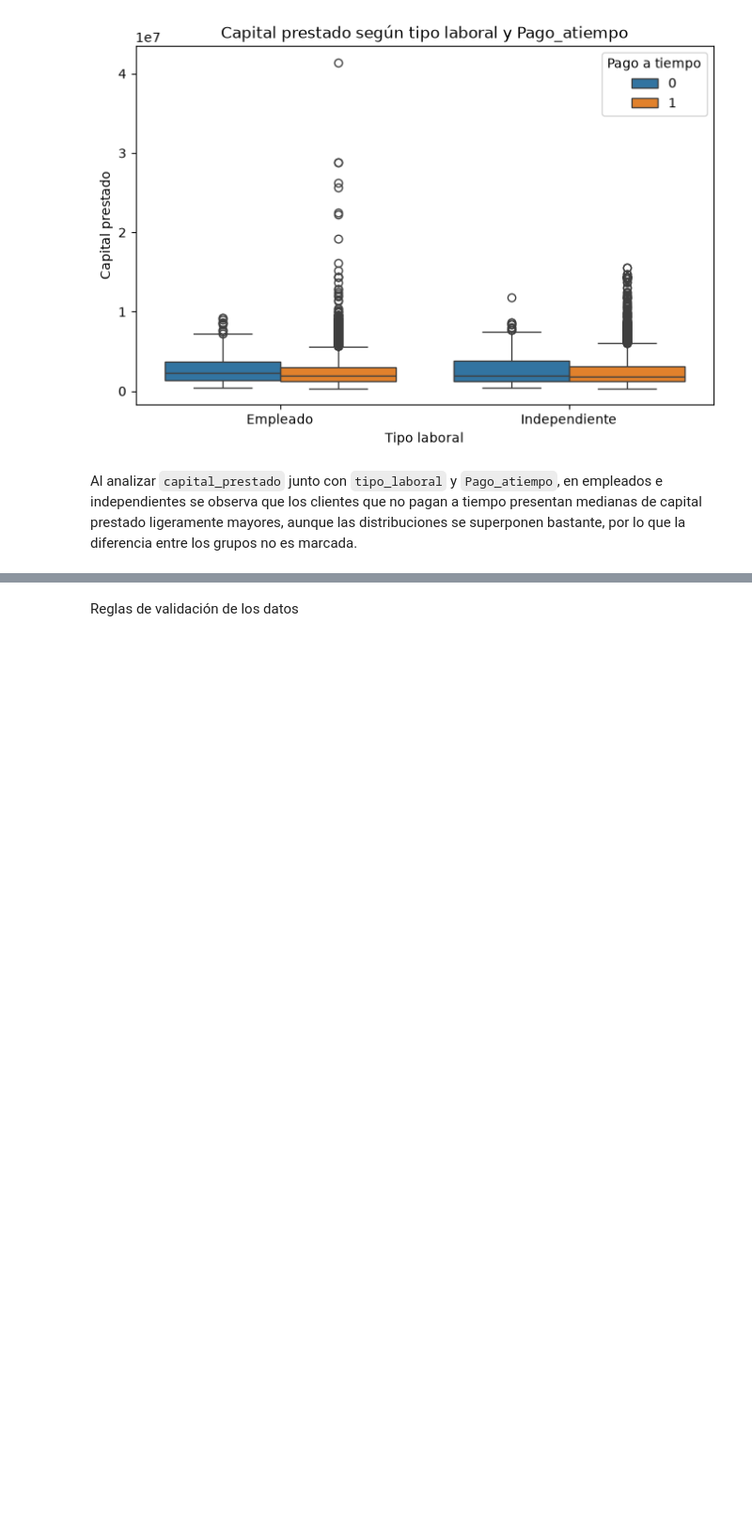
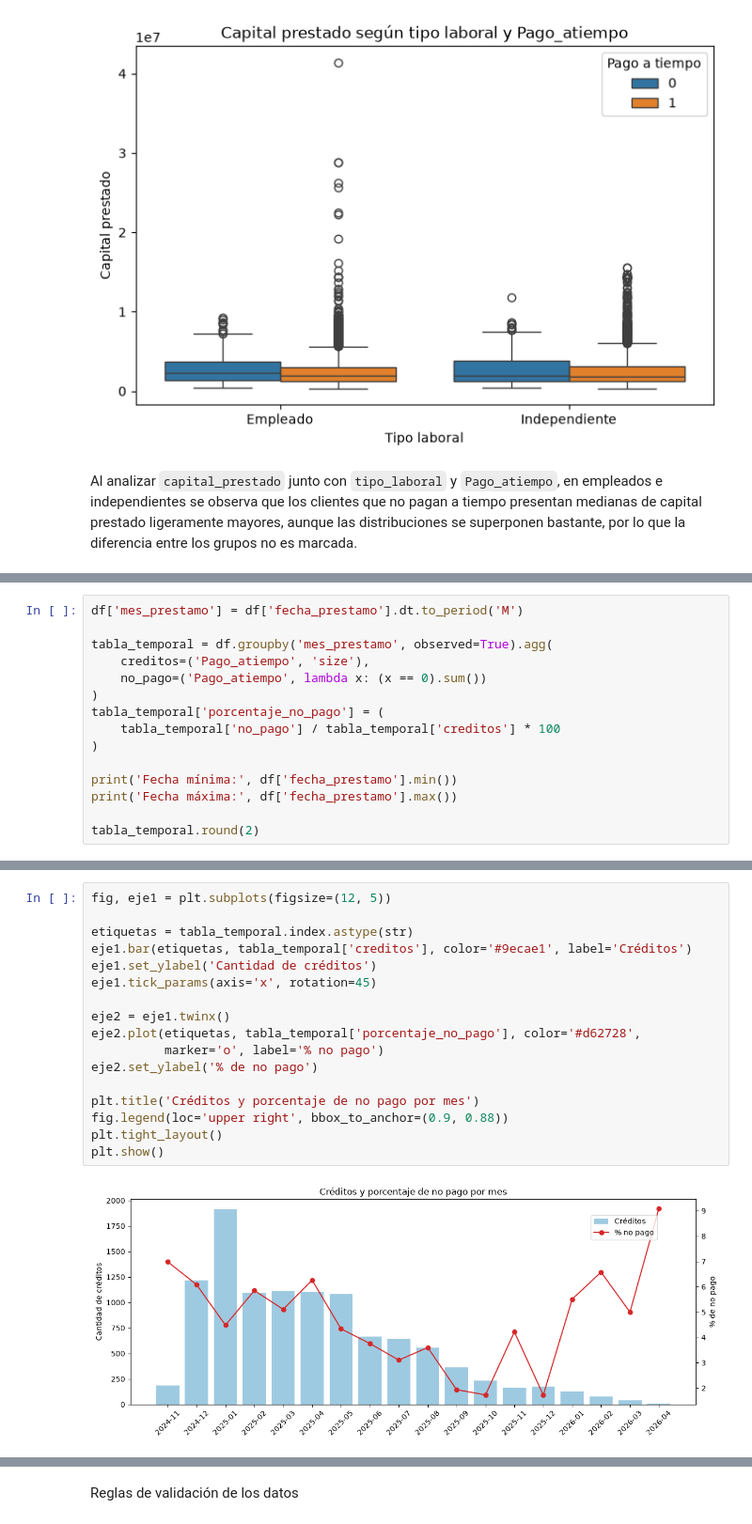
Before and after one commit to angiemartinezob-cell/MLops_repo_AngieMartinez, a Jupyter notebook: mlops_pipeline/eda_analisis.ipynb, the cells around one changed output, grey strips where cells are left out. Shown at 94% size. Drawn from its saved outputs; the diff is of its cells as text; blank space fills up the shorter version.

Commit message:
EDA complementario: distribuciones, analisis temporal, fuga de informacion, nulos y decisiones

```diff
--- a/mlops_pipeline/eda_analisis.ipynb
+++ b/mlops_pipeline/eda_analisis.ipynb
@@ -1158,0 +1277,15 @@ Al analizar `capital_prestado` junto con `tipo_laboral` y `Pago_atiempo`, en emp
+# %%
+df['mes_prestamo'] = df['fecha_prestamo'].dt.to_period('M')
+
+tabla_temporal = df.groupby('mes_prestamo', observed=True).agg(
+    creditos=('Pago_atiempo', 'size'),
+    no_pago=('Pago_atiempo', lambda x: (x == 0).sum())
+)
+tabla_temporal['porcentaje_no_pago'] = (
+    tabla_temporal['no_pago'] / tabla_temporal['creditos'] * 100
+)
+
+print('Fecha mínima:', df['fecha_prestamo'].min())
+print('Fecha máxima:', df['fecha_prestamo'].max())
+
+tabla_temporal.round(2)
@@ -1158,0 +1313,19 @@ Al analizar `capital_prestado` junto con `tipo_laboral` y `Pago_atiempo`, en emp
+# %%
+fig, eje1 = plt.subplots(figsize=(12, 5))
+
+etiquetas = tabla_temporal.index.astype(str)
+eje1.bar(etiquetas, tabla_temporal['creditos'], color='#9ecae1', label='Créditos')
+eje1.set_ylabel('Cantidad de créditos')
+eje1.tick_params(axis='x', rotation=45)
+
+eje2 = eje1.twinx()
+eje2.plot(etiquetas, tabla_temporal['porcentaje_no_pago'], color='#d62728',
+          marker='o', label='% no pago')
+eje2.set_ylabel('% de no pago')
+
+plt.title('Créditos y porcentaje de no pago por mes')
+fig.legend(loc='upper right', bbox_to_anchor=(0.9, 0.88))
+plt.tight_layout()
+plt.show()
+# %% [output]
+[figure, added]
```
Also changed, not shown: parts of 37 cells of this notebook.
